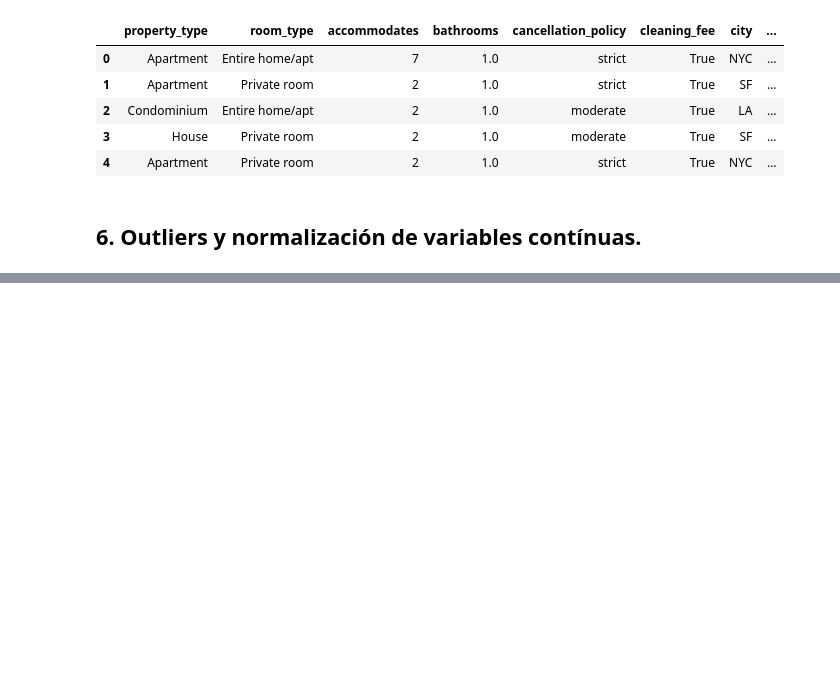
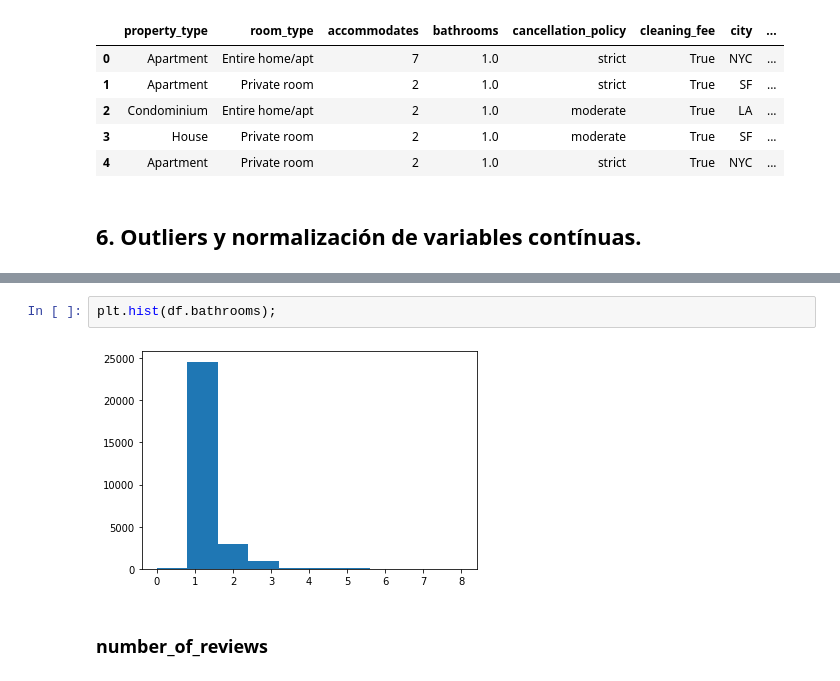
Before and after one commit to luisferlc/datamex1019, a Jupyter notebook: module-3/airbnb/airbnb kaggle.ipynb, the cells around one changed output, grey strips where cells are left out. Cells and saved outputs as stored; diff of their text form; blank space fills up the shorter version.

```diff
--- a/module-3/airbnb/airbnb kaggle.ipynb
+++ b/module-3/airbnb/airbnb kaggle.ipynb
@@ -650,0 +698,6 @@ df.head()
+# %%
+plt.hist(df.bathrooms);
+# %% [output]
+[figure, added]
+# %% [markdown]
+### number_of_reviews
```
Also changed, not shown: parts of 49 cells of this notebook.
